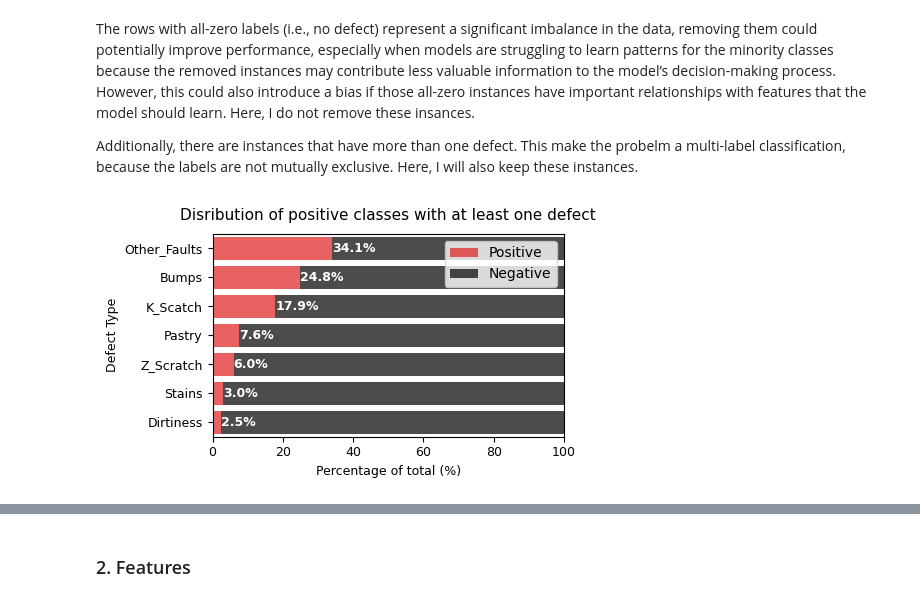
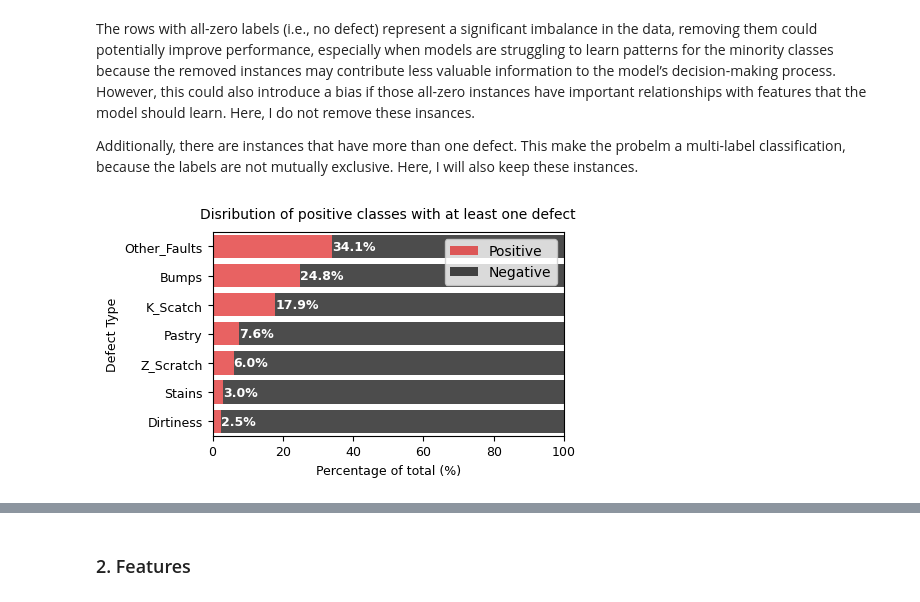
Before and after one commit to hkaragah/kaggle_notebooks, a Jupyter notebook: steel_plate_detection_prediction/steel_plate_detection_prediction - Pastry.ipynb, the cells around one changed output, grey strips where cells are left out. Saved outputs shown, nothing was run; the diff lists cells and outputs as text; code cells hidden in the pictures.

```diff
--- a/steel_plate_detection_prediction/steel_plate_detection_prediction - Pastry.ipynb
+++ b/steel_plate_detection_prediction/steel_plate_detection_prediction - Pastry.ipynb
@@ -252,16 +252,17 @@ Additionally, there are instances that have more than one defect. This make the
 # %%
 plt.figure(figsize=(5, 3))
 ax = sns.barplot(x='Positive', y='Class', data=target_min1, width=.8, color='red', alpha=0.7, orient='h', label='Positive')
 ax.bar_label(ax.containers[0], fmt="%.1f%%", fontsize=9, color='white', weight='bold')
 sns.barplot(x='Negative', y='Class', data=target_min1, width=.8, color='black', alpha=0.7, orient='h', left=target_min1['Positive'], label='Negative')
 ax.set_xlim(0, 100)
 plt.xlabel('Percentage of total (%)', fontsize=9)
 plt.ylabel('Defect Type', fontsize=9)
 plt.xticks(fontsize=9)
 plt.yticks(fontsize=9)
-#plt.legend(loc='lower center', bbox_to_anchor=(0.5, 1.0), ncols=2, fontsize=9)
-plt.title('Disribution of positive classes with at least one defect', fontsize=11, pad=10)
+# plt.legend(loc='lower center', bbox_to_anchor=(0.5, 1.0), ncols=2, fontsize=9)
+plt.title('Disribution of positive classes with at least one defect', fontsize=10, pad=10)
 plt.tight_layout()
+plt.savefig('./images/target_positive_classes.png', dpi=300)
 plt.show()
 # %% [output]
-[figure, old version]
+[figure, new version]
```
Also changed, not shown: parts of 29 cells of this notebook, 8 other files.
